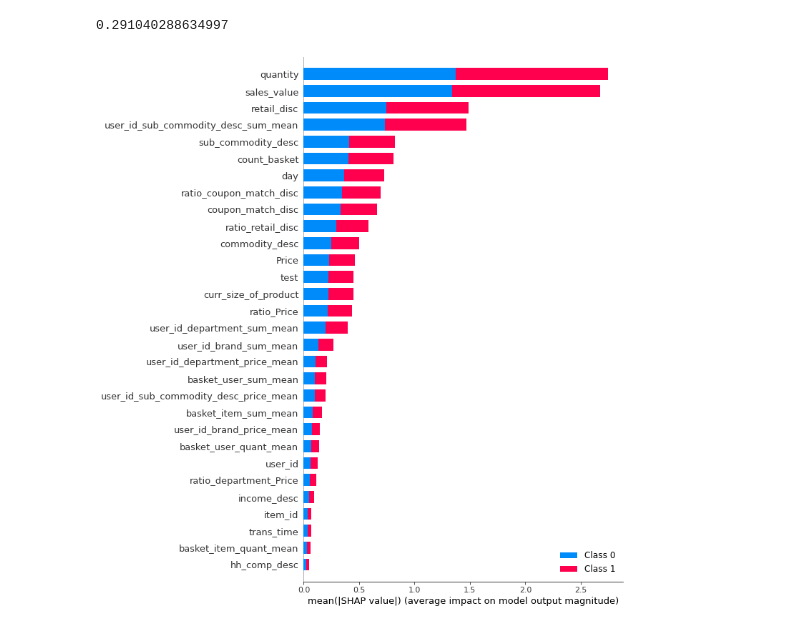
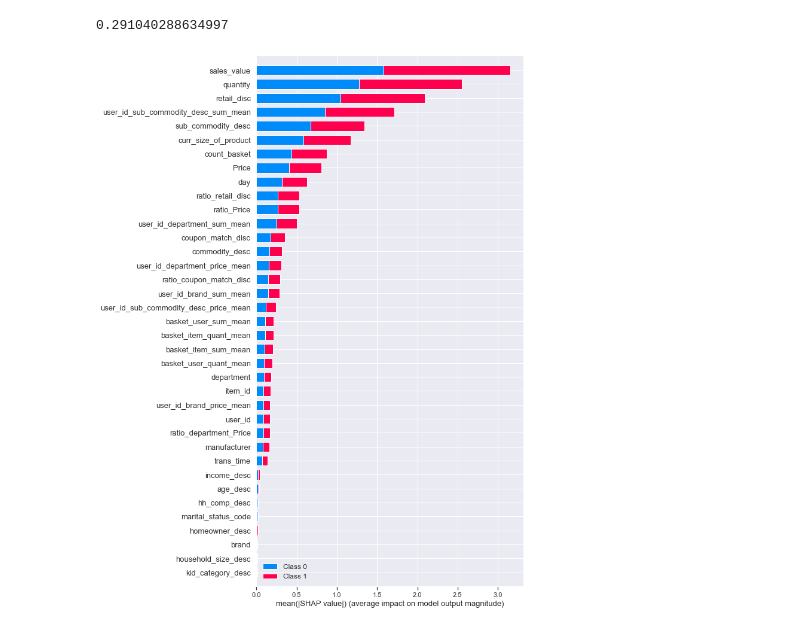
Before and after one commit to Dvk2002/REC_SYS_GOODS, a Jupyter notebook: Rec_sys_goods.ipynb, the cells around one changed output. Saved outputs shown, nothing was run; the diff lists cells and outputs as text; code cells hidden in the pictures.

```diff
--- a/Rec_sys_goods.ipynb
+++ b/Rec_sys_goods.ipynb
@@ -396,10 +396,10 @@ metr(X_test,y_test,vc.predict_proba(X_test))
 0.291040288634997
 # %%
 # Важность признаков
-
+lgb=LGBMClassifier(**lb_params)
 lgb.fit(X_train, y_train)
 explainer = shap.TreeExplainer(lgb)
 shap_values = explainer.shap_values(X_test,y_test)
-shap.summary_plot(shap_values, X_test,max_display=30 )
+shap.summary_plot(shap_values, X_test,max_display=40 )
 # %% [output]
-[figure, old version]
+[figure, new version]
```
